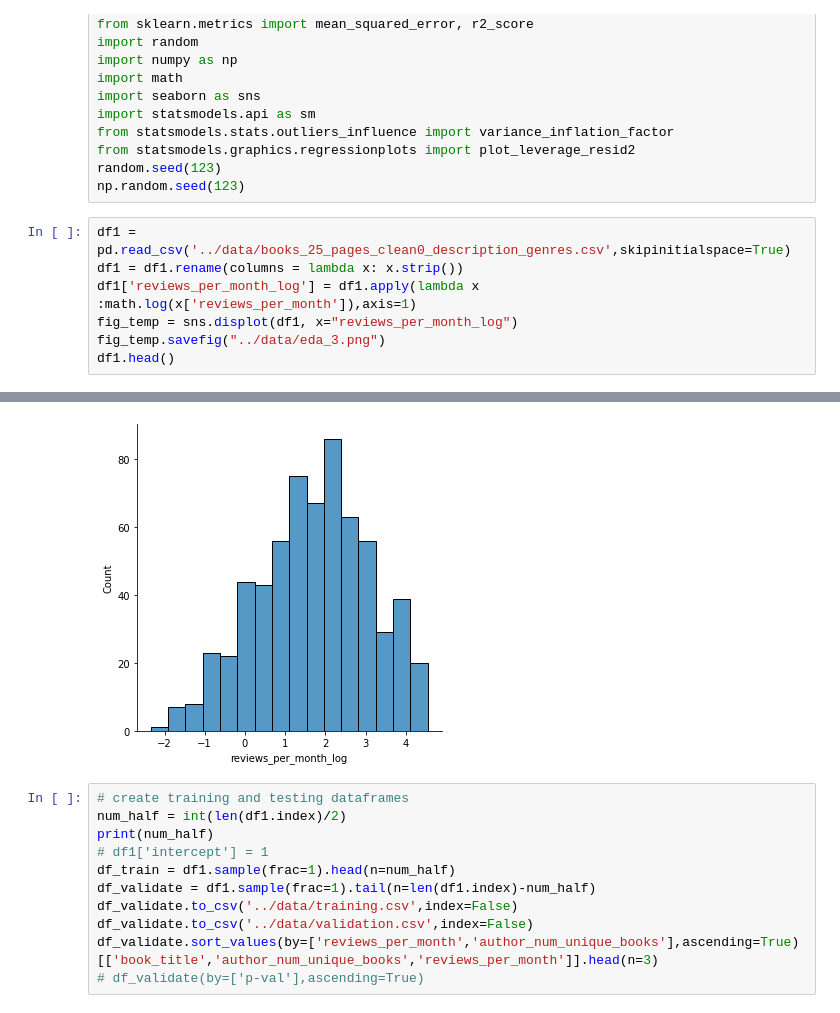
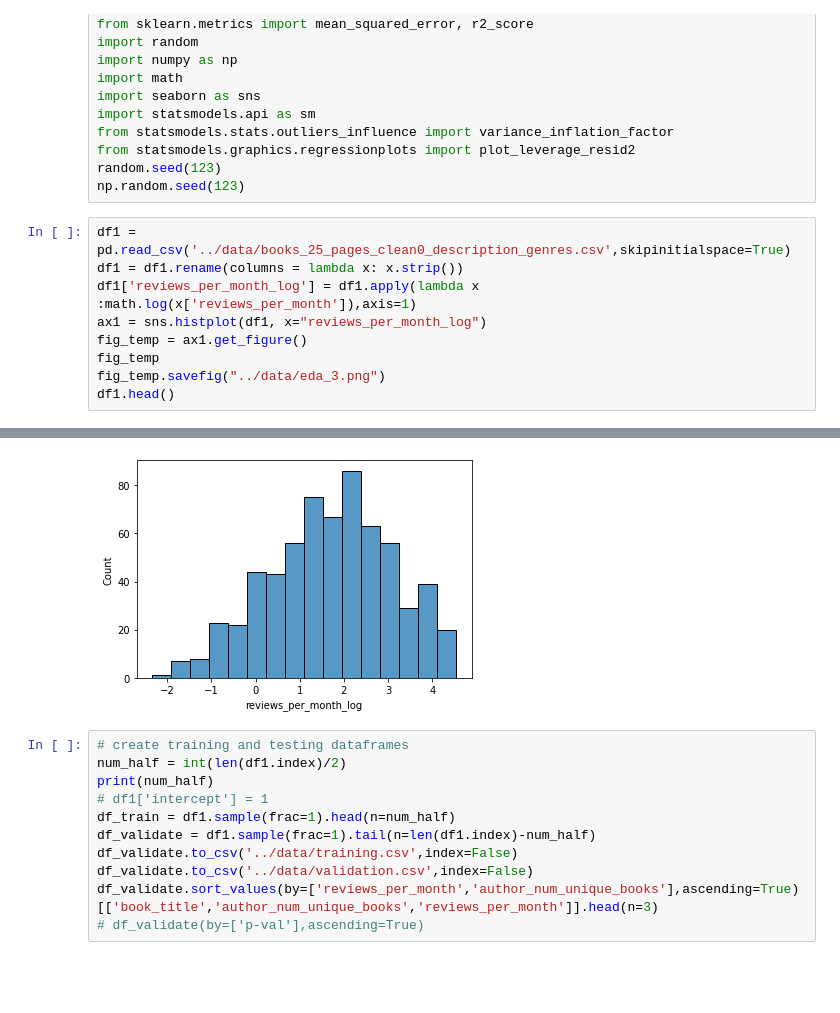
Before and after one commit to 7albertoh/insight_project, a Jupyter notebook: notebooks/03-topics-regression.ipynb, the cells around one changed output, grey strips where cells are left out. Cells and saved outputs as stored; diff of their text form; blank space fills up the shorter version.

```diff
--- a/notebooks/03-topics-regression.ipynb
+++ b/notebooks/03-topics-regression.ipynb
@@ -15,18 +15,20 @@ np.random.seed(123)
 # %%
 df1 = pd.read_csv('../data/books_25_pages_clean0_description_genres.csv',skipinitialspace=True)
 df1 = df1.rename(columns = lambda x: x.strip())
 df1['reviews_per_month_log'] = df1.apply(lambda x :math.log(x['reviews_per_month']),axis=1)
-fig_temp = sns.displot(df1, x="reviews_per_month_log")
+ax1 = sns.histplot(df1, x="reviews_per_month_log")
+fig_temp = ax1.get_figure()
+fig_temp
 fig_temp.savefig("../data/eda_3.png")
 df1.head()
 # %% [output]
 |  | avg_rating | book_title | author_num_unique_books | book_reviews | genres_str | topic 0 | topic 1 | topic 2 | ... |
 | 0 | 4.20 | The Gifts of Imperfection | 53.0 | Ive read more than my fair share ... | audiobook health inspirational me... | 0.0 | 0.0 | 0.0 | ... |
 | 1 | 4.27 | Daring Greatly | 53.0 | This book came highly recommended... | audiobook business leadership non... | 0.0 | 1.0 | 0.0 | ... |
 | 2 | 3.89 | The 4-Hour Workweek | 25.0 | A few weeks ago in NYC I sat with... | audiobook buisness business entre... | 0.0 | 0.0 | 0.0 | ... |
 | 3 | 3.91 | The Artist's Way | 78.0 | On the whole the key to the Artis... | art inspirational non-fiction per... | 0.0 | 0.0 | 0.0 | ... |
 | 4 | 4.07 | Mindset | 32.0 | For practical insights refer to: ... | business education leadership non... | 0.0 | 0.0 | 0.0 | ... |
-[figure, old version]
+[figure, new version]
 # %%
 # create training and testing dataframes
 num_half = int(len(df1.index)/2)
```
Also changed, not shown: parts of 4 cells of this notebook, 1 other file.
